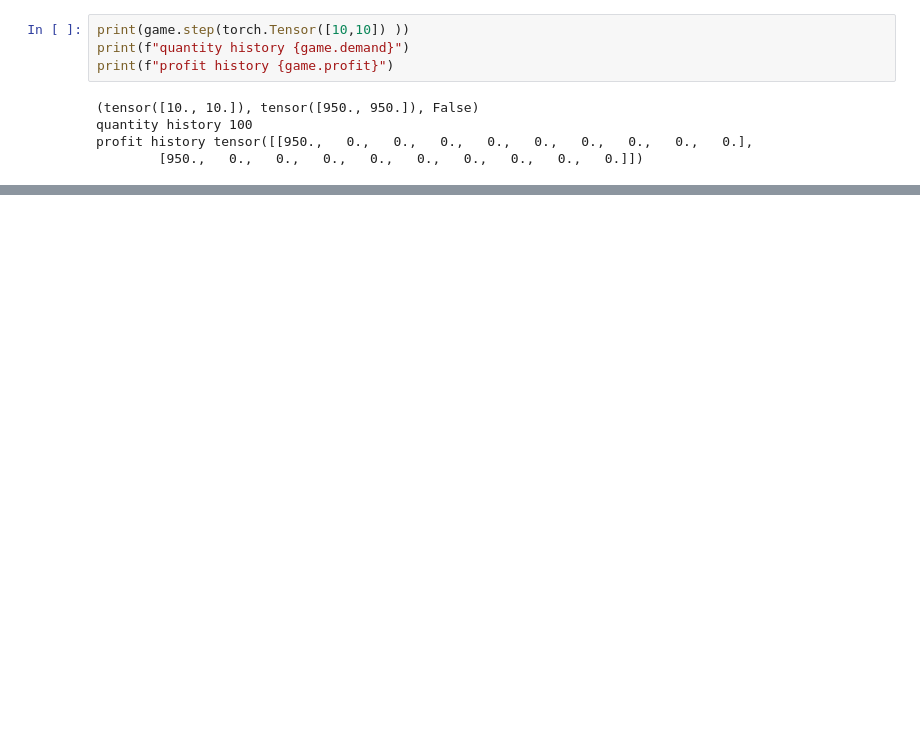
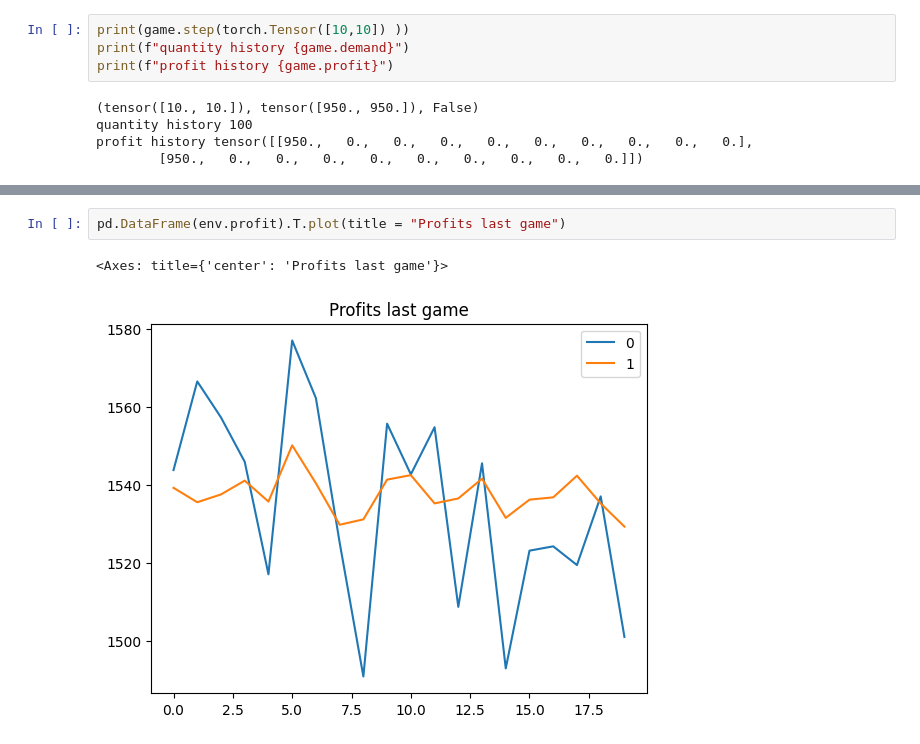
Before and after one commit to playbook1/EquiLearn_Sberg, a Jupyter notebook: classes/test.ipynb, the cells around one changed output, grey strips where cells are left out. Saved outputs shown, nothing was run; the diff lists cells and outputs as text; blank space fills up the shorter version.

```diff
--- a/classes/test.ipynb
+++ b/classes/test.ipynb
@@ -107,0 +106,5 @@ tensor([[-32.8182, -32.7824, -32.7754, -32.7668, -32.7361, -32.7939, -32.7752,
+# %%
+pd.DataFrame(env.profit).T.plot(title = "Profits last game")
+# %% [output]
+<Axes: title={'center': 'Profits last game'}>
+[figure, added]
```
Also changed, not shown: parts of 6 cells of this notebook, 1 other file.
